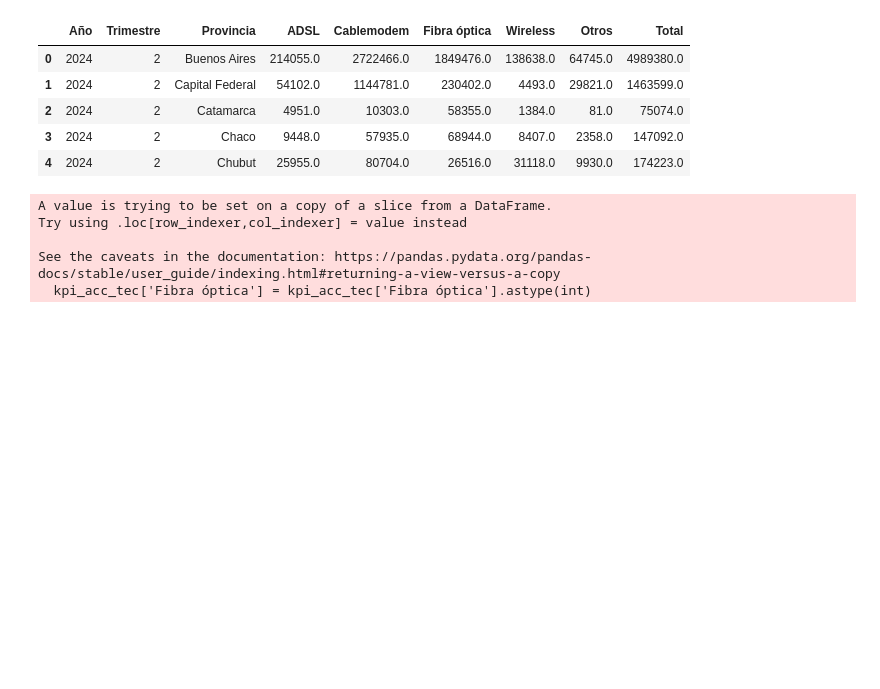
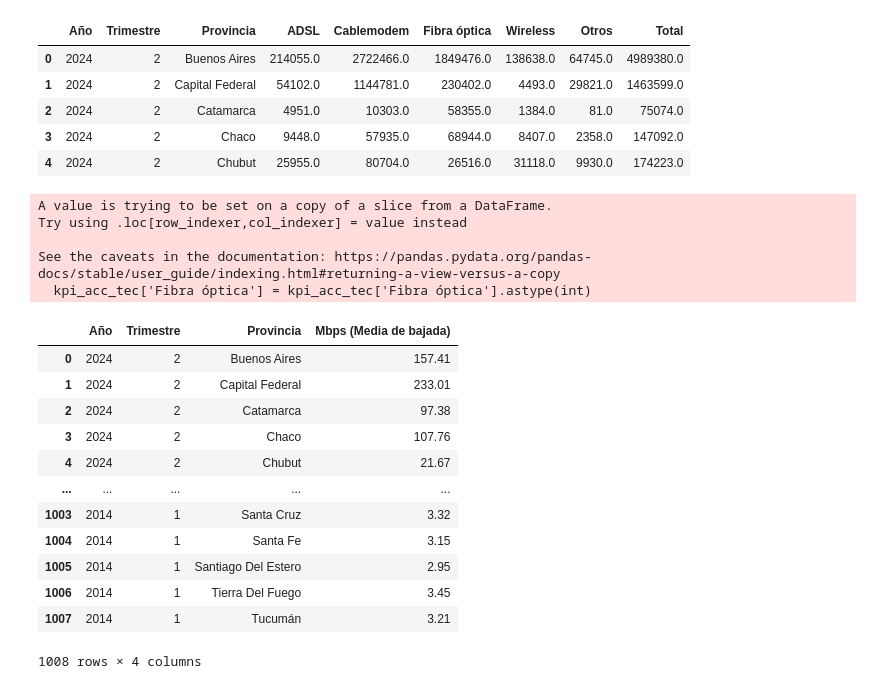
Before and after one commit to Julianburastero/Analisis_Internet_Argentina, a Jupyter notebook: notebooks/eda.ipynb, the cells around one changed output. Saved outputs shown, nothing was run; the diff lists cells and outputs as text; code cells hidden in the pictures; blank space fills up the shorter version.

```diff
--- a/notebooks/eda.ipynb
+++ b/notebooks/eda.ipynb
@@ -633,3 +646,19 @@ See the caveats in the documentation: https://pandas.pydata.org/pandas-docs/stab
   kpi_acc_tec['Fibra óptica'] = kpi_acc_tec['Fibra óptica'].astype(int)
 # %%
 kpi_acc_tec.to_csv('../kpi/kpi_acc_tec.csv', index=False)
+# %%
+vel_prov
+# %% [output]
+|  | Año | Trimestre | Provincia | Mbps (Media de bajada) |
+| 0 | 2024 | 2 | Buenos Aires | 157.41 |
+| 1 | 2024 | 2 | Capital Federal | 233.01 |
+| 2 | 2024 | 2 | Catamarca | 97.38 |
+| 3 | 2024 | 2 | Chaco | 107.76 |
+| 4 | 2024 | 2 | Chubut | 21.67 |
+| ... | ... | ... | ... | ... |
+| 1003 | 2014 | 1 | Santa Cruz | 3.32 |
+| 1004 | 2014 | 1 | Santa Fe | 3.15 |
+| 1005 | 2014 | 1 | Santiago Del Estero | 2.95 |
+| 1006 | 2014 | 1 | Tierra Del Fuego | 3.45 |
+| 1007 | 2014 | 1 | Tucumán | 3.21 |
+1008 rows × 4 columns
```
Also changed, not shown: parts of 1 cell of this notebook, 22 other files.
